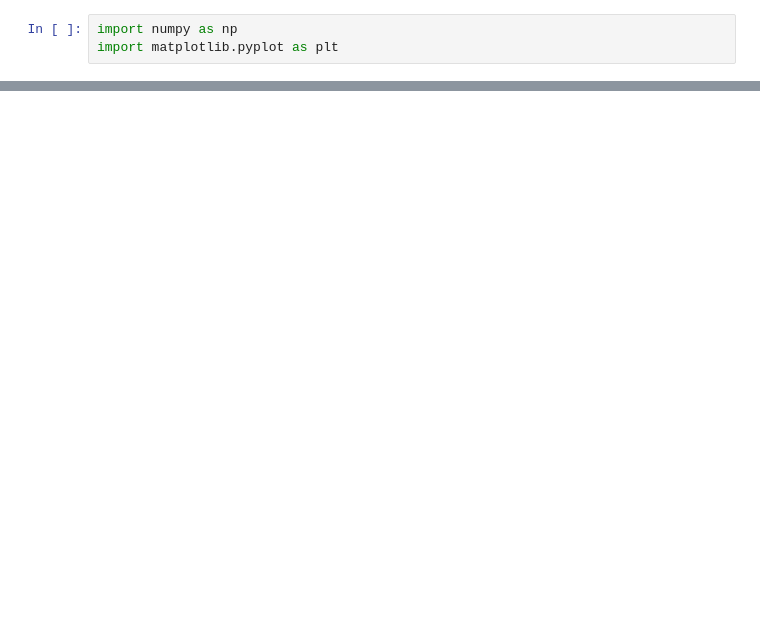
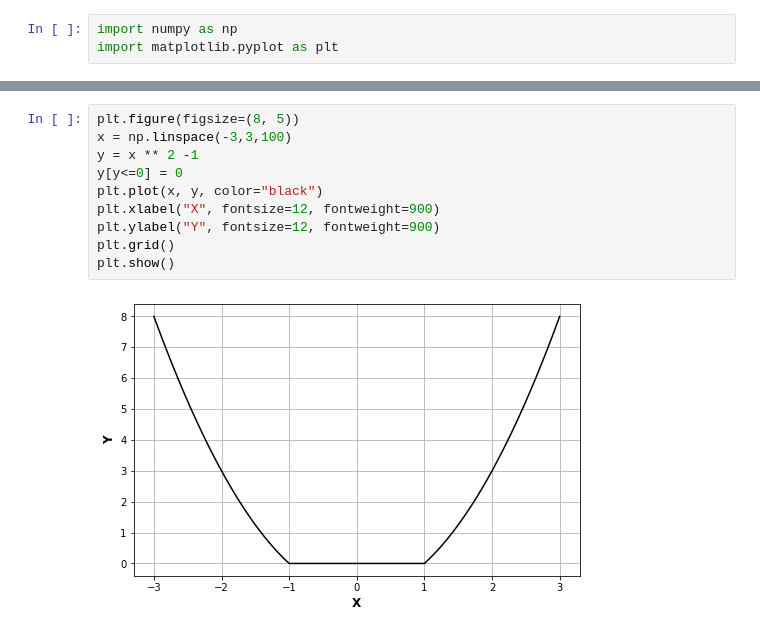
Before and after one commit to arx7ti/optimization-course, a Jupyter notebook: Homework2.ipynb, the cells around one changed output, grey strips where cells are left out. Saved outputs shown, nothing was run; the diff lists cells and outputs as text; blank space fills up the shorter version.

```diff
--- a/Homework2.ipynb
+++ b/Homework2.ipynb
@@ -108,0 +182,12 @@ ValueError: `f0` passed has more than 1 dimension.
+# %%
+plt.figure(figsize=(8, 5))
+x = np.linspace(-3,3,100)
+y = x ** 2 -1
+y[y<=0] = 0
+plt.plot(x, y, color="black")
+plt.xlabel("X", fontsize=12, fontweight=900)
+plt.ylabel("Y", fontsize=12, fontweight=900)
+plt.grid()
+plt.show()
+# %% [output]
+[figure, added]
```
Also changed, not shown: parts of 11 cells of this notebook, 6 other files.
